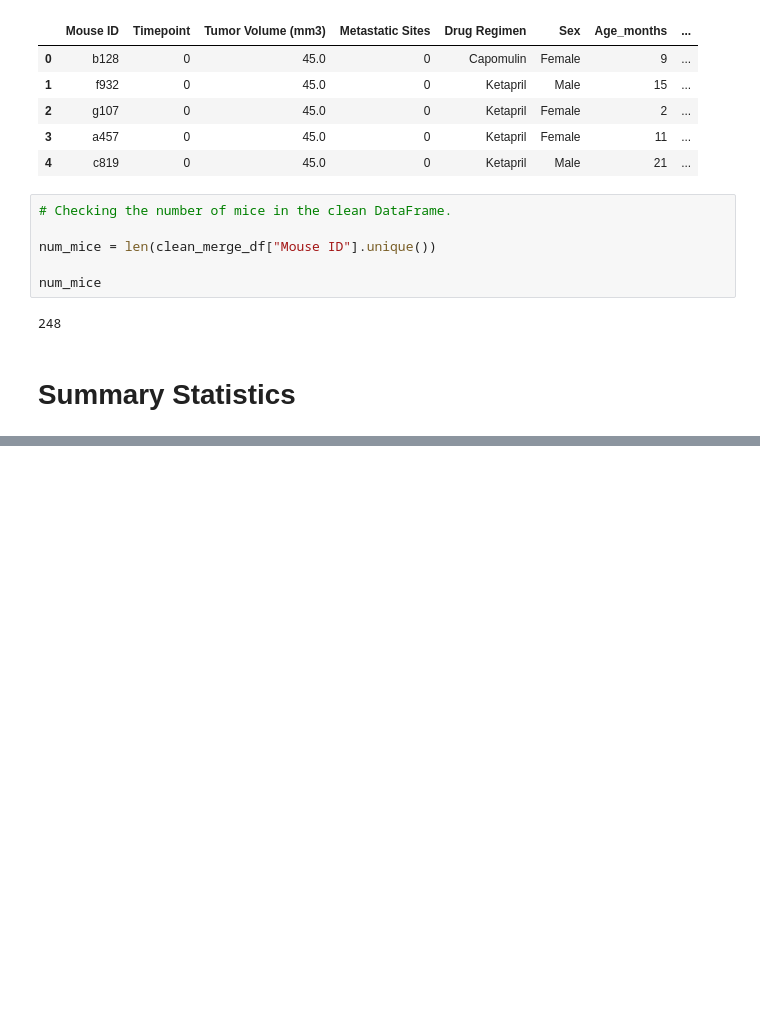
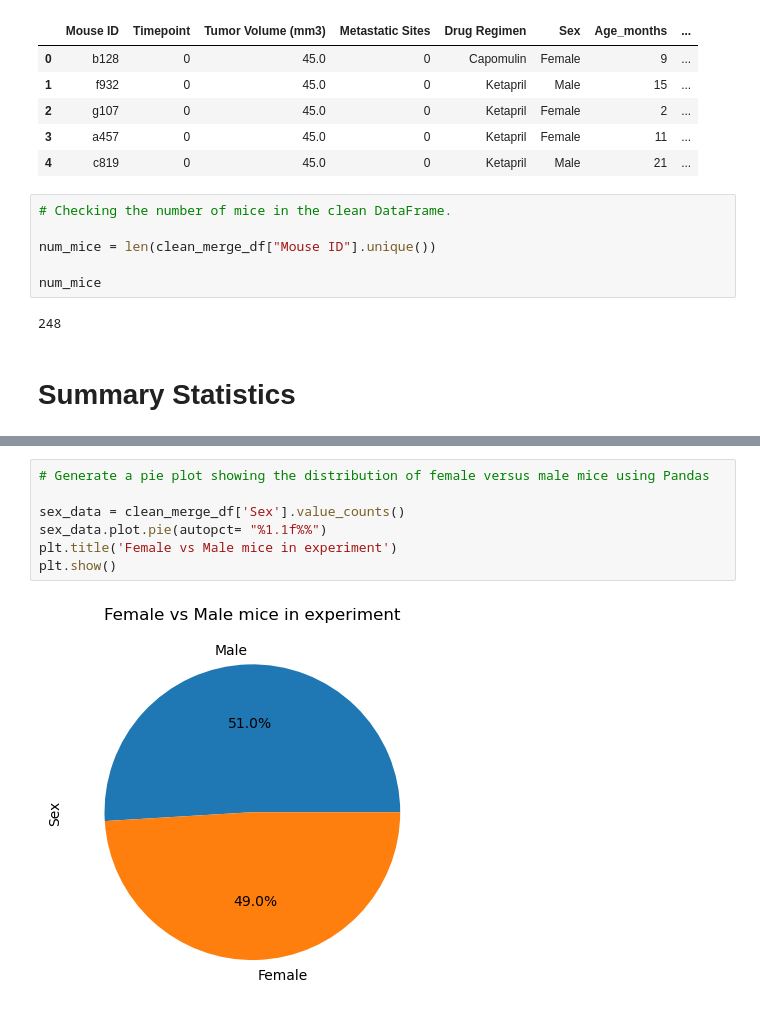
Before and after one commit to krlind78/Mod-5-Pymaceuticals, a Jupyter notebook: Pymaceuticals.ipynb, the cells around one changed output, grey strips where cells are left out. Drawn from its saved outputs; the diff is of its cells as text; blank space fills up the shorter version.

```diff
--- a/Pymaceuticals.ipynb
+++ b/Pymaceuticals.ipynb
@@ -97,0 +174,9 @@ num_mice
+# %%
+# Generate a pie plot showing the distribution of female versus male mice using Pandas
+
+sex_data = clean_merge_df['Sex'].value_counts()
+sex_data.plot.pie(autopct= "%1.1f%%")
+plt.title('Female vs Male mice in experiment')
+plt.show()
+# %% [output]
+[figure, added]
```
Also changed, not shown: parts of 8 cells of this notebook.
